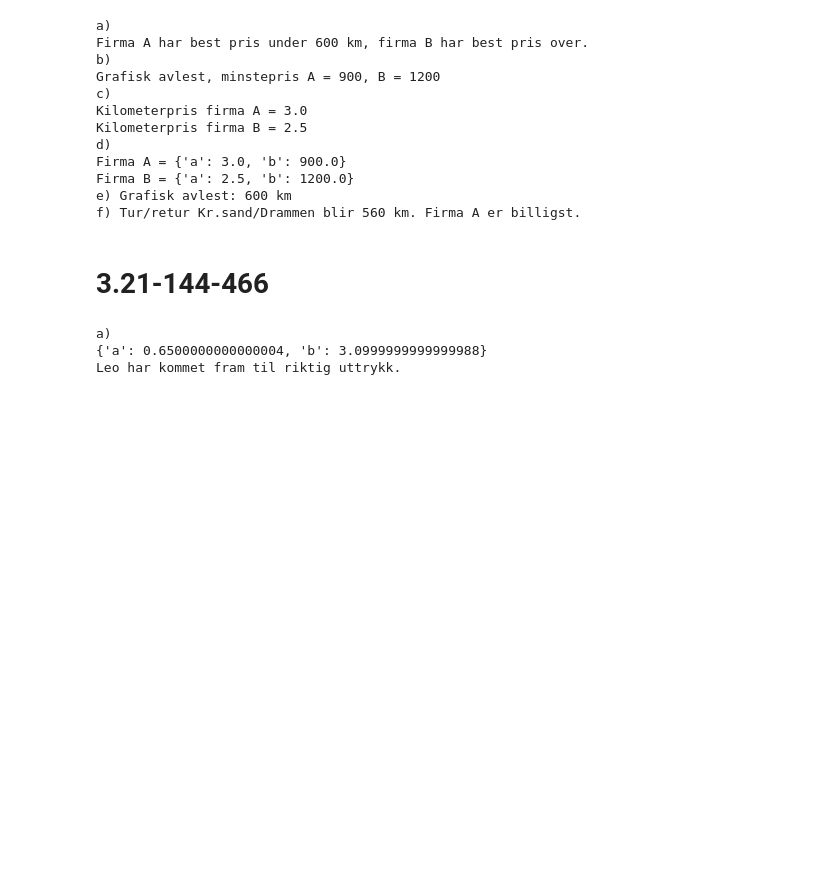
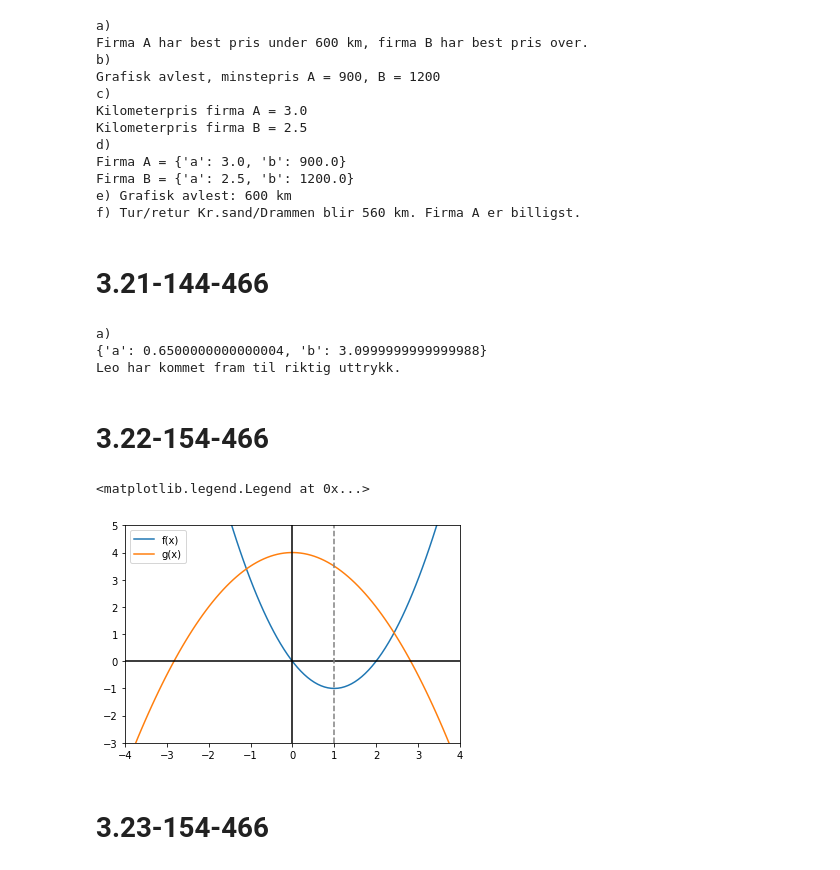
Before and after one commit to bitjungle/1T-Monster, a Jupyter notebook: kapittel-03.ipynb, the cells around one changed output. Saved outputs shown, nothing was run; the diff lists cells and outputs as text; code cells hidden in the pictures; blank space fills up the shorter version.

```diff
--- a/kapittel-03.ipynb
+++ b/kapittel-03.ipynb
@@ -628,3 +629,29 @@ print('Leo har kommet fram til riktig uttrykk.')
 a)
 {'a': 0.6500000000000004, 'b': 3.0999999999999988}
 Leo har kommet fram til riktig uttrykk.
+# %% [markdown]
+# 3.22-154-466
+# %%
+def f(x):
+    return x**2 - 2*x
+
+def g(x):
+    return (-1/2)*x**2 + 4
+
+x = np.linspace(-4, 4, 100)
+y_f = f(x)
+y_g = g(x)
+
+plt.plot(x, y_f, label="f(x)")
+plt.plot(x, y_g, label="g(x)")
+plt.xlim(-4, 4)
+plt.ylim(-3, 5)
+plt.axhline(y=0, color="black")
+plt.axvline(x=0, color="black")
+plt.axvline(x=1, color="grey", linestyle="--")
+plt.legend()
+# %% [output]
+<matplotlib.legend.Legend at 0x...>
+[figure, added]
+# %% [markdown]
+# 3.23-154-466
```
Also changed, not shown: parts of 12 cells of this notebook.
